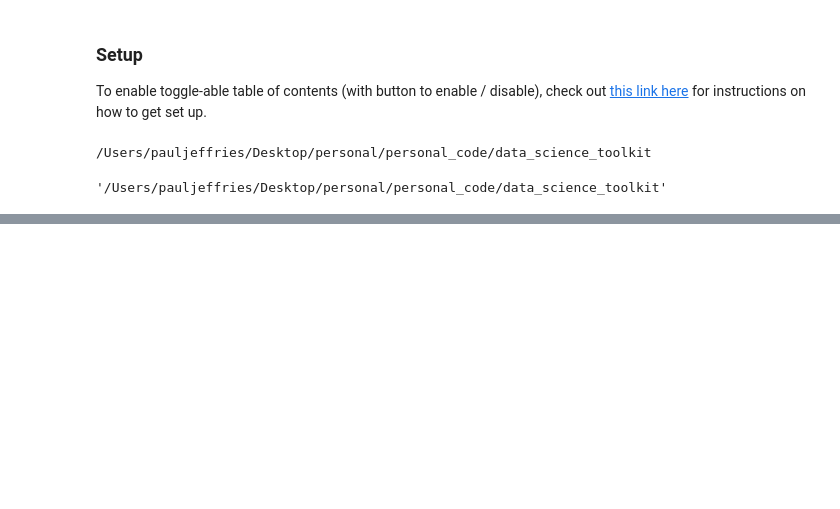
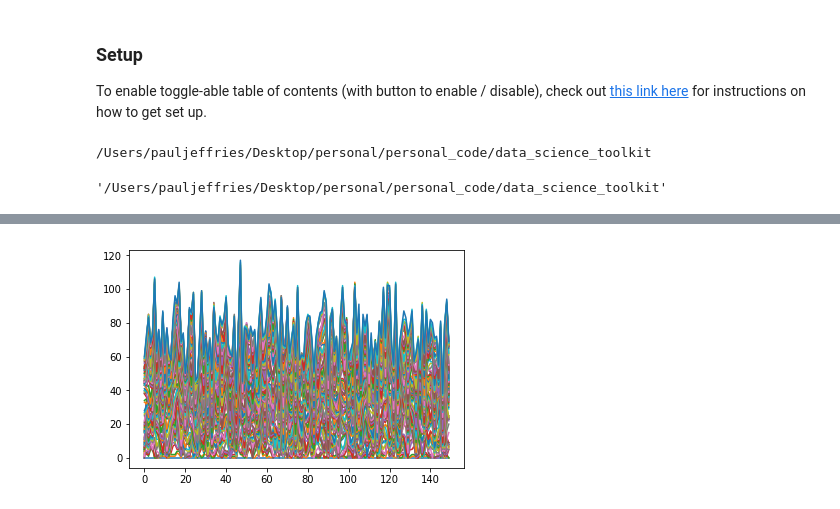
Before and after one commit to pmaji/data-science-toolkit, a Jupyter notebook: playground/python_basic_data_science_playground.ipynb, the cells around one changed output, grey strips where cells are left out. Cells and saved outputs as stored; diff of their text form; code cells hidden in the pictures; blank space fills up the shorter version.

Commit message:
add random walk to python playground

```diff
--- a/playground/python_basic_data_science_playground.ipynb
+++ b/playground/python_basic_data_science_playground.ipynb
@@ -51,0 +47,37 @@ base_df.head()
+# %%
+# start by initializing an empty list to hold the running results
+# each time we complete one simulation of 100 throws, we add an observation to all_walks
+all_walks = []
+
+# building the iterator
+# we're going to run this 150 times
+for i in range(150) :
+    # initialize the random walk list starting at step (aka floor) 0
+    random_walk = [0]
+    # build iteratory to simulate 100 dice-throws
+    for x in range(100) :
+        # looks at the most recent entry in random_walk to get current step
+        step = random_walk[-1]
+        # gets the result of simulated die-roll for this iteration
+        # can take any integer value from 1-6
+        dice = np.random.randint(1,7)
+        # control logic based on result of die-roll to get step result
+        if dice <= 2:
+            step = max(0, step - 1)
+        elif dice <= 5:
+            step = step + 1
+        else:
+            step = step + np.random.randint(1,7)
+        # Implement clumsiness
+        if np.random.rand(0,1) <= 0.001 :
+            step = 0
+
+        # appends the step result from die roll to random_walk list
+        random_walk.append(step)
+    # after 100 iterations, appends the walk results to all_walks
+    all_walks.append(random_walk)
+
+# Convert all_walks to Numpy array: np_aw
+np_aw = np.array(all_walks)
+# takes a look at the resulting array (like head for np arrays)
+np_aw.view()
@@ -51,0 +92,9 @@ base_df.head()
+# %%
+# Plot np_aw and show
+plt.plot(np_aw)
+plt.show()
+
+# Clear the figure
+plt.clf()
+# %% [output]
+[figure, added]
```
Also changed, not shown: parts of 12 cells of this notebook.
